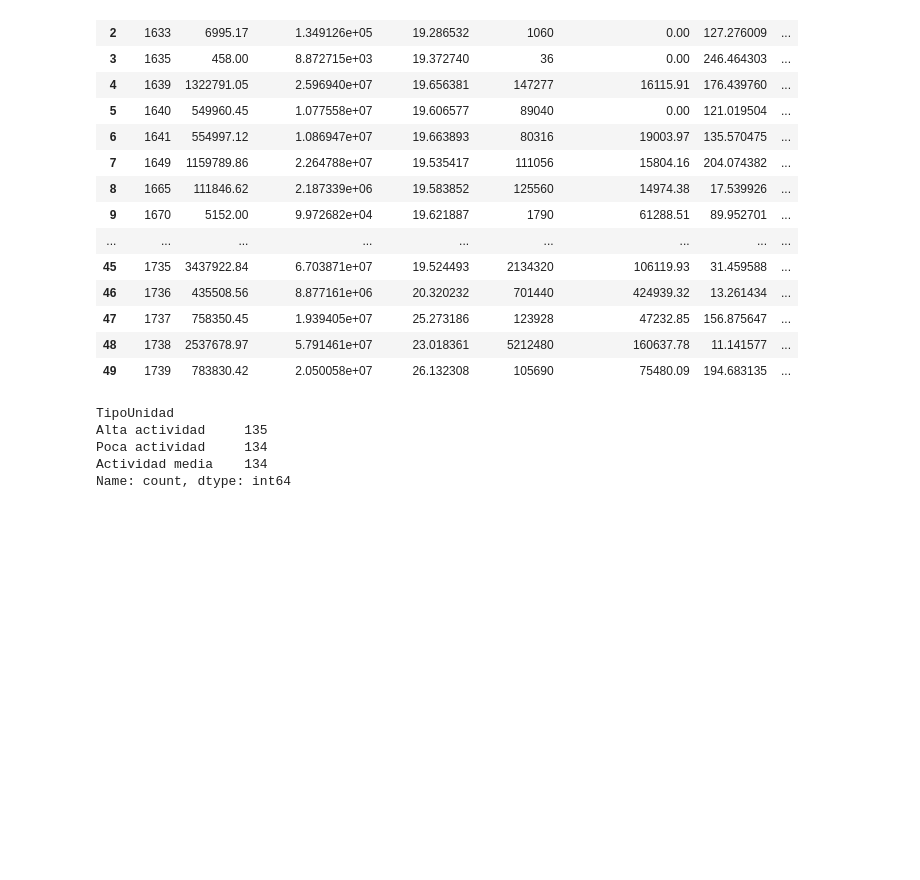
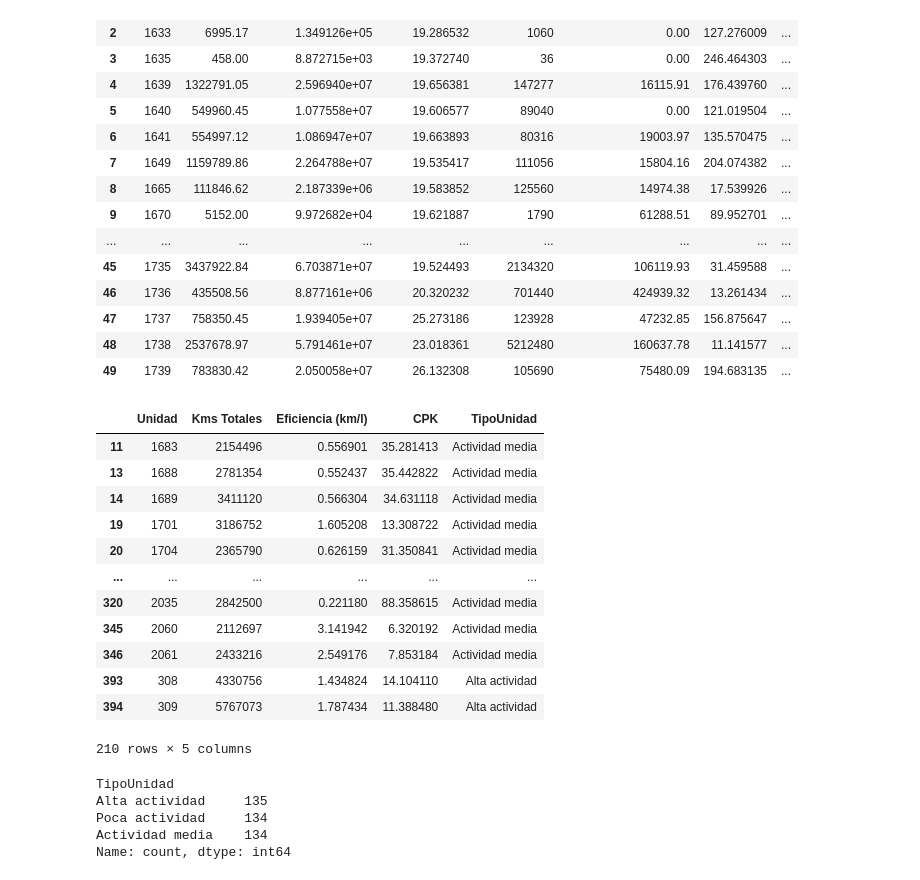
Before and after one commit to pomaremiliano/dashboard-datastorm, a Jupyter notebook: data/RecoleccionReto.ipynb, the cells around one changed output. Saved outputs shown, nothing was run; the diff lists cells and outputs as text; code cells hidden in the pictures; blank space fills up the shorter version.

```diff
--- a/data/RecoleccionReto.ipynb
+++ b/data/RecoleccionReto.ipynb
@@ -798,8 +798,8 @@ dtypes: float64(5), int64(1), object(1)
 memory usage: 22.2+ KB
 # %%
 # Calcular los cuantiles para los límites
-q1 = df_gastos_unidad_peaje["Kms Totales"].quantile(1 / 3)
-q2 = df_gastos_unidad_peaje["Kms Totales"].quantile(2 / 3)
+q1 = df_gastos_unidad_peaje_sort["Kms Totales"].quantile(1 / 3)
+q2 = df_gastos_unidad_peaje_sort["Kms Totales"].quantile(2 / 3)
 
 
 def clasificar_unidad_quantiles(kms):
@@ -811,6 +811,6 @@ def clasificar_unidad_quantiles(kms):
         return "Alta actividad"
 
 
-df_gastos_unidad_peaje["TipoUnidad"] = df_gastos_unidad_peaje["Kms Totales"].apply(
+df_gastos_unidad_peaje_sort["TipoUnidad"] = df_gastos_unidad_peaje_sort["Kms Totales"].apply(
     clasificar_unidad_quantiles
 )
@@ -842,6 +865,24 @@ df_gastos_unidad_peaje.head(50)
 | 47 | 1737 | 758350.45 | 1.939405e+07 | 25.273186 | 123928 | 47232.85 | 156.875647 | ... |
 | 48 | 1738 | 2537678.97 | 5.791461e+07 | 23.018361 | 5212480 | 160637.78 | 11.141577 | ... |
 | 49 | 1739 | 783830.42 | 2.050058e+07 | 26.132308 | 105690 | 75480.09 | 194.683135 | ... |
+# %%
+# Filtrar las unidades con "Kms Totales" mayores a 2 millones
+unidades_mas_2m_km = df_gastos_unidad_peaje[df_gastos_unidad_peaje["Kms Totales"] > 2_000_000]
+unidades_mas_2m_km[["Unidad", "Kms Totales", "Eficiencia (km/l)", "CPK", "TipoUnidad"]]
+# %% [output]
+|  | Unidad | Kms Totales | Eficiencia (km/l) | CPK | TipoUnidad |
+| 11 | 1683 | 2154496 | 0.556901 | 35.281413 | Actividad media |
+| 13 | 1688 | 2781354 | 0.552437 | 35.442822 | Actividad media |
+| 14 | 1689 | 3411120 | 0.566304 | 34.631118 | Actividad media |
+| 19 | 1701 | 3186752 | 1.605208 | 13.308722 | Actividad media |
+| 20 | 1704 | 2365790 | 0.626159 | 31.350841 | Actividad media |
+| ... | ... | ... | ... | ... | ... |
+| 320 | 2035 | 2842500 | 0.221180 | 88.358615 | Actividad media |
+| 345 | 2060 | 2112697 | 3.141942 | 6.320192 | Actividad media |
+| 346 | 2061 | 2433216 | 2.549176 | 7.853184 | Actividad media |
+| 393 | 308 | 4330756 | 1.434824 | 14.104110 | Alta actividad |
+| 394 | 309 | 5767073 | 1.787434 | 11.388480 | Alta actividad |
+210 rows × 5 columns
 # %%
 print(df_gastos_unidad_peaje["TipoUnidad"].value_counts())
 # %% [output]
```
Also changed, not shown: parts of 12 cells of this notebook, 3 other files.
